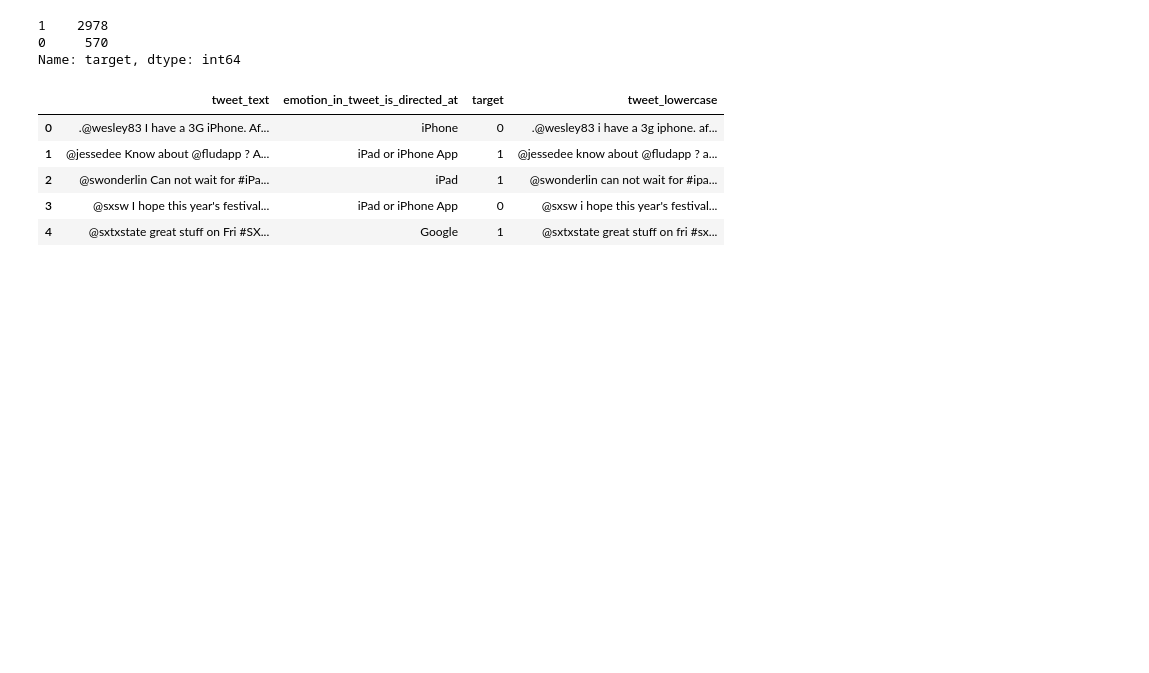
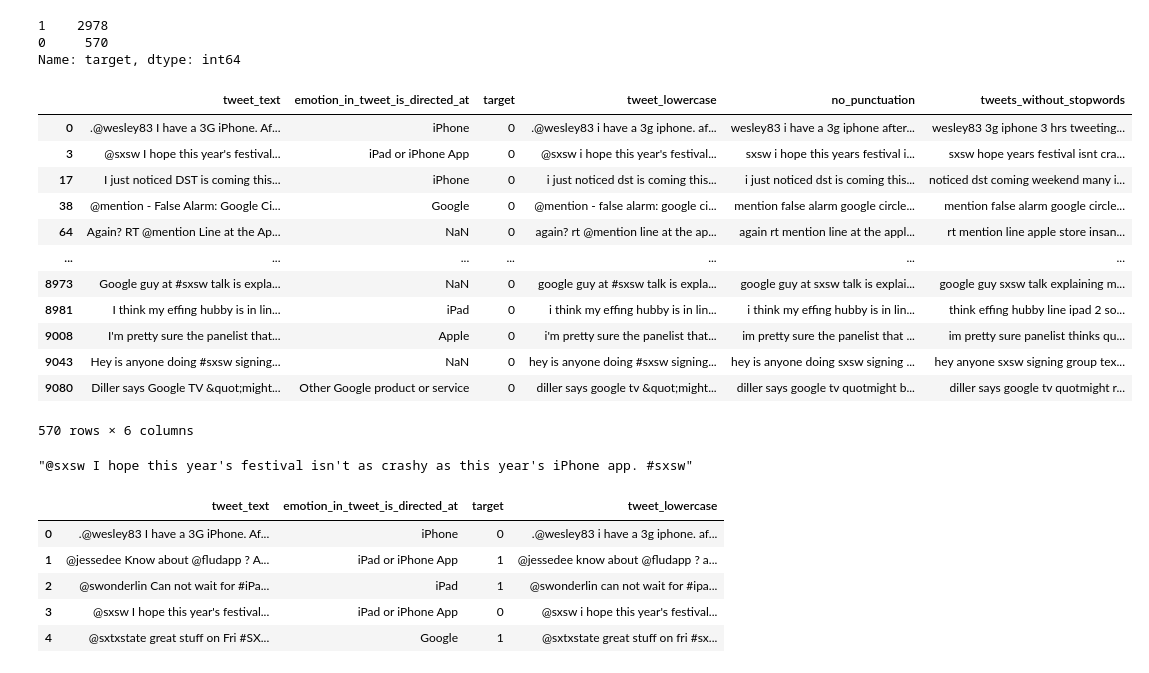
Before and after one commit to Marissa841/Sentiment-Analysis-of-Product-Launch-Tweets-using-Machine-Learning, a Jupyter notebook: nlp_project.ipynb, the cells around one changed output. Saved outputs shown, nothing was run; the diff lists cells and outputs as text; code cells hidden in the pictures; blank space fills up the shorter version.

```diff
--- a/nlp_project.ipynb
+++ b/nlp_project.ipynb
@@ -110,6 +110,26 @@ df["target"].value_counts()
 1    2978
 0     570
 Name: target, dtype: int64
+# %%
+df[df["target"] == 0]
+# %% [output]
+|  | tweet_text | emotion_in_tweet_is_directed_at | target | tweet_lowercase | no_punctuation | tweets_without_stopwords |
+| 0 | .@wesley83 I have a 3G iPhone. Af... | iPhone | 0 | .@wesley83 i have a 3g iphone. af... | wesley83 i have a 3g iphone after... | wesley83 3g iphone 3 hrs tweeting... |
+| 3 | @sxsw I hope this year's festival... | iPad or iPhone App | 0 | @sxsw i hope this year's festival... | sxsw i hope this years festival i... | sxsw hope years festival isnt cra... |
+| 17 | I just noticed DST is coming this... | iPhone | 0 | i just noticed dst is coming this... | i just noticed dst is coming this... | noticed dst coming weekend many i... |
+| 38 | @mention - False Alarm: Google Ci... | Google | 0 | @mention - false alarm: google ci... | mention false alarm google circle... | mention false alarm google circle... |
+| 64 | Again? RT @mention Line at the Ap... | NaN | 0 | again? rt @mention line at the ap... | again rt mention line at the appl... | rt mention line apple store insan... |
+| ... | ... | ... | ... | ... | ... | ... |
+| 8973 | Google guy at #sxsw talk is expla... | NaN | 0 | google guy at #sxsw talk is expla... | google guy at sxsw talk is explai... | google guy sxsw talk explaining m... |
+| 8981 | I think my effing hubby is in lin... | iPad | 0 | i think my effing hubby is in lin... | i think my effing hubby is in lin... | think effing hubby line ipad 2 so... |
+| 9008 | I'm pretty sure the panelist that... | Apple | 0 | i'm pretty sure the panelist that... | im pretty sure the panelist that ... | im pretty sure panelist thinks qu... |
+| 9043 | Hey is anyone doing #sxsw signing... | NaN | 0 | hey is anyone doing #sxsw signing... | hey is anyone doing sxsw signing ... | hey anyone sxsw signing group tex... |
+| 9080 | Diller says Google TV &quot;might... | Other Google product or service | 0 | diller says google tv &quot;might... | diller says google tv quotmight b... | diller says google tv quotmight r... |
+570 rows × 6 columns
+# %%
+df.loc[3, "tweet_text"]
+# %% [output]
+"@sxsw I hope this year's festival isn't as crashy as this year's iPhone app. #sxsw"
 # %%
 # pd.get_dummies(df["target"], drop_first=True)
 # %%
```
Also changed, not shown: parts of 18 cells of this notebook, 2 other files.
